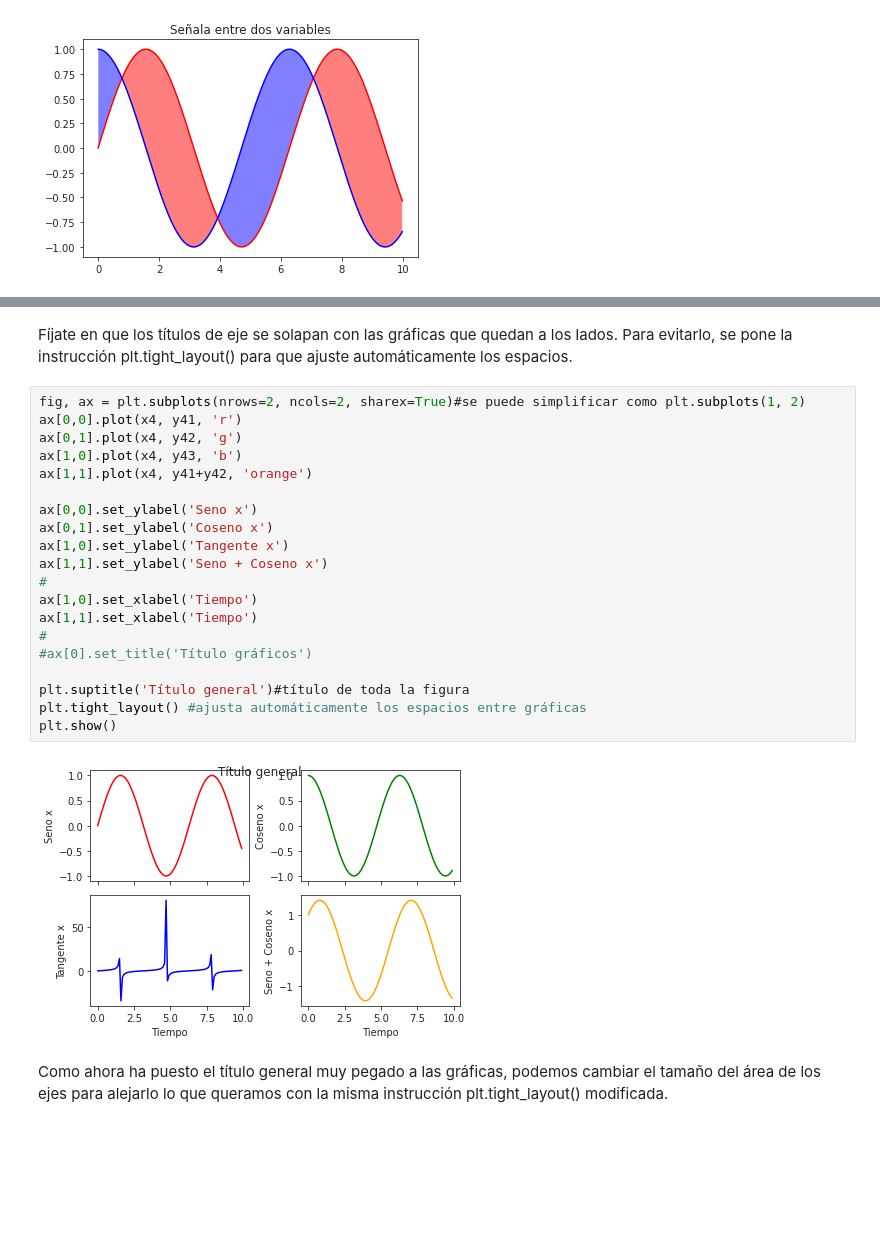
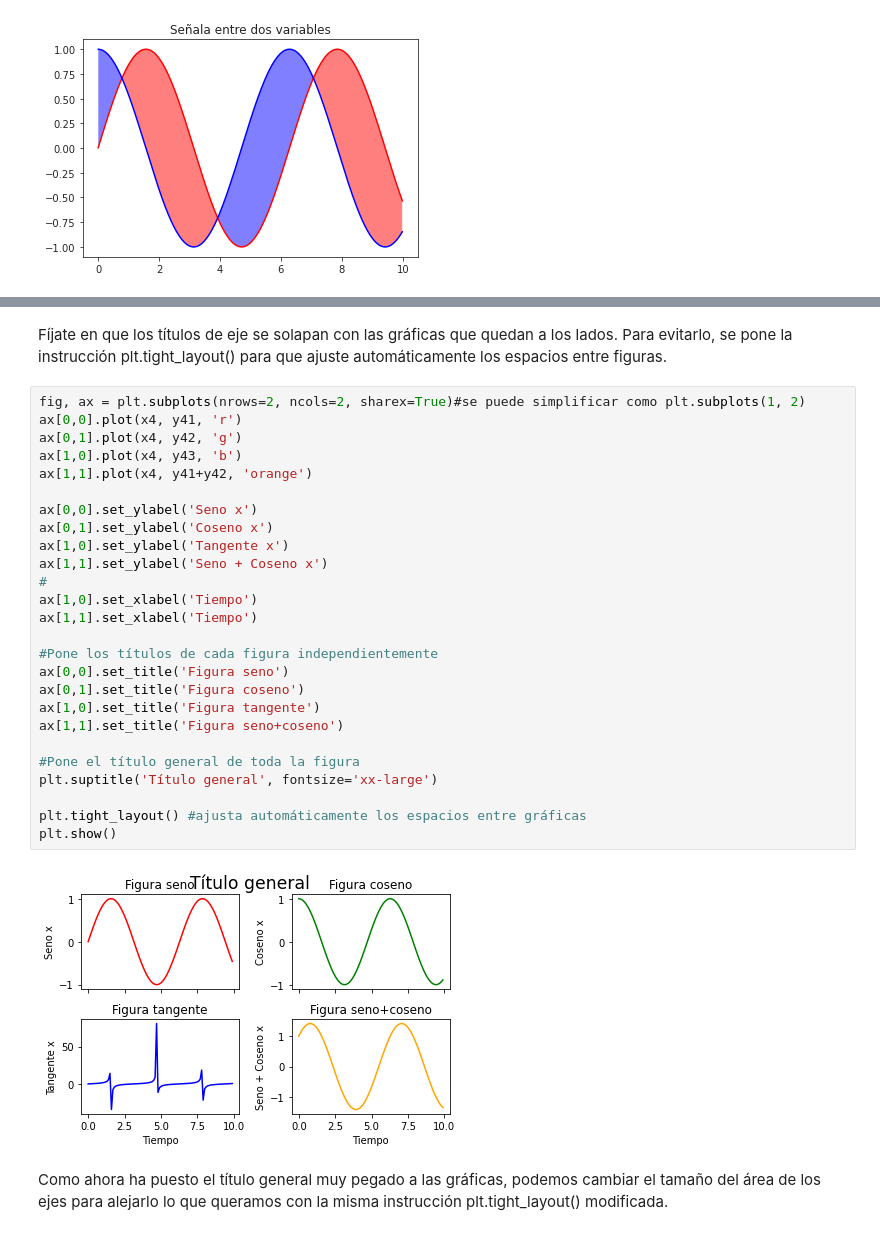
Before and after one commit to joselvira/BiomecanicaPython, a Jupyter notebook: Notebooks/Como_configurar_graficas.ipynb, the cells around one changed output, grey strips where cells are left out. Cells and saved outputs as stored; diff of their text form; blank space fills up the shorter version.

```diff
--- a/Notebooks/Como_configurar_graficas.ipynb
+++ b/Notebooks/Como_configurar_graficas.ipynb
@@ -822,27 +872,33 @@ plt.show()
 # %% [markdown]
-Fíjate en que los títulos de eje se solapan con las gráficas que quedan a los lados. Para evitarlo, se pone la instrucción plt.tight_layout() para que ajuste automáticamente los espacios.
+Fíjate en que los títulos de eje se solapan con las gráficas que quedan a los lados. Para evitarlo, se pone la instrucción plt.tight_layout() para que ajuste automáticamente los espacios entre figuras.
 # %%
 fig, ax = plt.subplots(nrows=2, ncols=2, sharex=True)#se puede simplificar como plt.subplots(1, 2)
 ax[0,0].plot(x4, y41, 'r')
 ax[0,1].plot(x4, y42, 'g')
 ax[1,0].plot(x4, y43, 'b')
 ax[1,1].plot(x4, y41+y42, 'orange')
 
 ax[0,0].set_ylabel('Seno x')
 ax[0,1].set_ylabel('Coseno x')
 ax[1,0].set_ylabel('Tangente x')
 ax[1,1].set_ylabel('Seno + Coseno x')
 #
 ax[1,0].set_xlabel('Tiempo')
 ax[1,1].set_xlabel('Tiempo')
-#
-#ax[0].set_title('Título gráficos')
 
-plt.suptitle('Título general')#título de toda la figura
+#Pone los títulos de cada figura independientemente
+ax[0,0].set_title('Figura seno')
+ax[0,1].set_title('Figura coseno')
+ax[1,0].set_title('Figura tangente')
+ax[1,1].set_title('Figura seno+coseno')
+
+#Pone el título general de toda la figura
+plt.suptitle('Título general', fontsize='xx-large')
+
 plt.tight_layout() #ajusta automáticamente los espacios entre gráficas
 plt.show()
 # %% [output]
-[figure, old version]
+[figure, new version]
 # %% [markdown]
 Como ahora ha puesto el título general muy pegado a las gráficas, podemos cambiar el tamaño del área de los ejes para alejarlo lo que queramos con la misma instrucción plt.tight_layout() modificada.
 # %%
```
Also changed, not shown: parts of 34 cells of this notebook.
